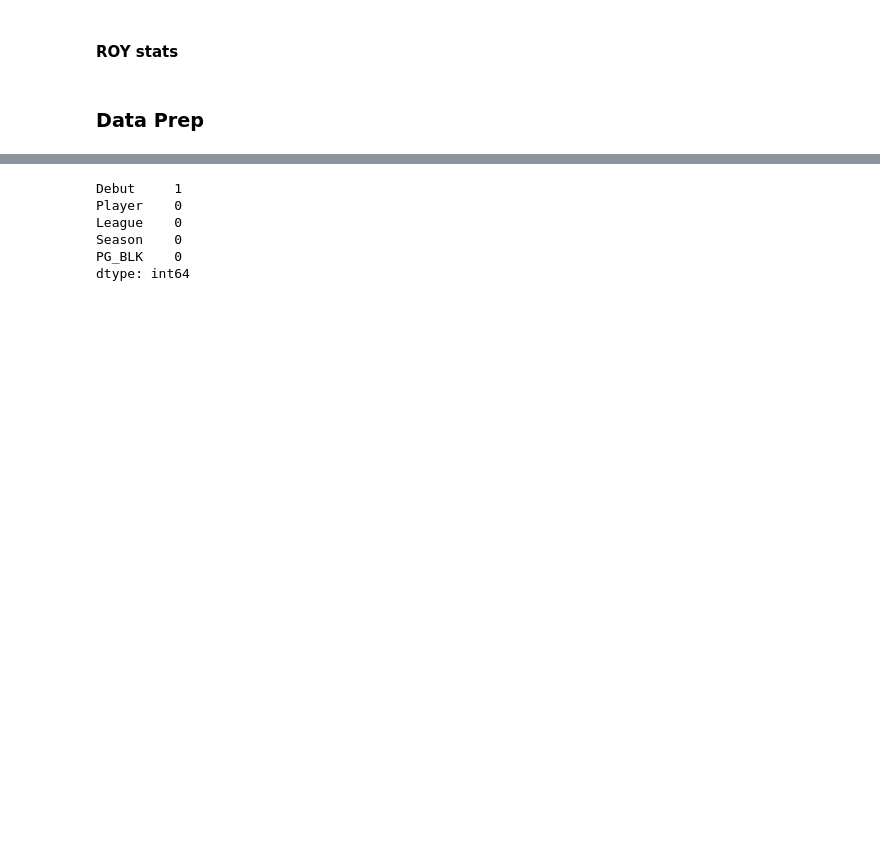
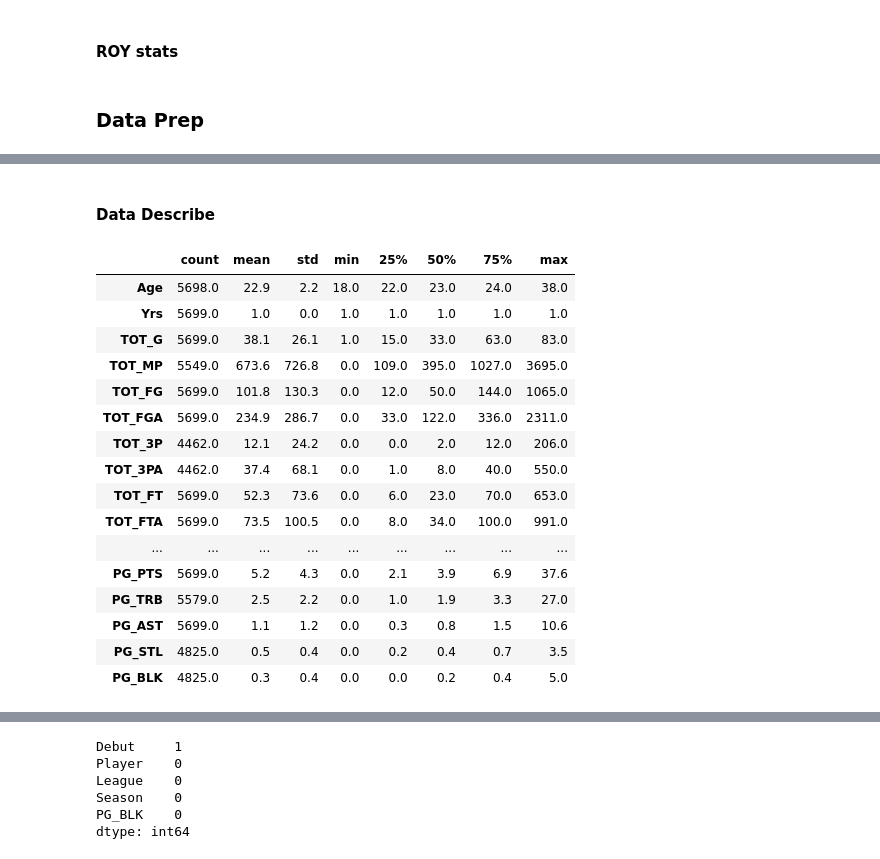
Before and after one commit to ThiagoMonica/nba-roy-prediction, a Jupyter notebook: notebooks/NBA_Rookie_of_Year_Prediction.ipynb, the cells around one changed output, grey strips where cells are left out. Cells and saved outputs as stored; diff of their text form; code cells hidden in the pictures; blank space fills up the shorter version.

Commit message:
Add new data preprocessing steps and update analysis methods

```diff
--- a/notebooks/NBA_Rookie_of_Year_Prediction.ipynb
+++ b/notebooks/NBA_Rookie_of_Year_Prediction.ipynb
@@ -543,0 +412,23 @@ df_rookie_stats.loc[df_rookie_stats['Age'].isnull(), 'Age'] = 32
+# %% [markdown]
+#### Data Describe
+# %%
+# Describe the rookie statistics data
+df_rookie_stats.describe().T.round(1)
+# %% [output]
+|  | count | mean | std | min | 25% | 50% | 75% | max |
+| Age | 5698.0 | 22.9 | 2.2 | 18.0 | 22.0 | 23.0 | 24.0 | 38.0 |
+| Yrs | 5699.0 | 1.0 | 0.0 | 1.0 | 1.0 | 1.0 | 1.0 | 1.0 |
+| TOT_G | 5699.0 | 38.1 | 26.1 | 1.0 | 15.0 | 33.0 | 63.0 | 83.0 |
+| TOT_MP | 5549.0 | 673.6 | 726.8 | 0.0 | 109.0 | 395.0 | 1027.0 | 3695.0 |
+| TOT_FG | 5699.0 | 101.8 | 130.3 | 0.0 | 12.0 | 50.0 | 144.0 | 1065.0 |
+| TOT_FGA | 5699.0 | 234.9 | 286.7 | 0.0 | 33.0 | 122.0 | 336.0 | 2311.0 |
+| TOT_3P | 4462.0 | 12.1 | 24.2 | 0.0 | 0.0 | 2.0 | 12.0 | 206.0 |
+| TOT_3PA | 4462.0 | 37.4 | 68.1 | 0.0 | 1.0 | 8.0 | 40.0 | 550.0 |
+| TOT_FT | 5699.0 | 52.3 | 73.6 | 0.0 | 6.0 | 23.0 | 70.0 | 653.0 |
+| TOT_FTA | 5699.0 | 73.5 | 100.5 | 0.0 | 8.0 | 34.0 | 100.0 | 991.0 |
+| ... | ... | ... | ... | ... | ... | ... | ... | ... |
+| PG_PTS | 5699.0 | 5.2 | 4.3 | 0.0 | 2.1 | 3.9 | 6.9 | 37.6 |
+| PG_TRB | 5579.0 | 2.5 | 2.2 | 0.0 | 1.0 | 1.9 | 3.3 | 27.0 |
+| PG_AST | 5699.0 | 1.1 | 1.2 | 0.0 | 0.3 | 0.8 | 1.5 | 10.6 |
+| PG_STL | 4825.0 | 0.5 | 0.4 | 0.0 | 0.2 | 0.4 | 0.7 | 3.5 |
+| PG_BLK | 4825.0 | 0.3 | 0.4 | 0.0 | 0.0 | 0.2 | 0.4 | 5.0 |
```
Also changed, not shown: parts of 78 cells of this notebook, 2 other files.
